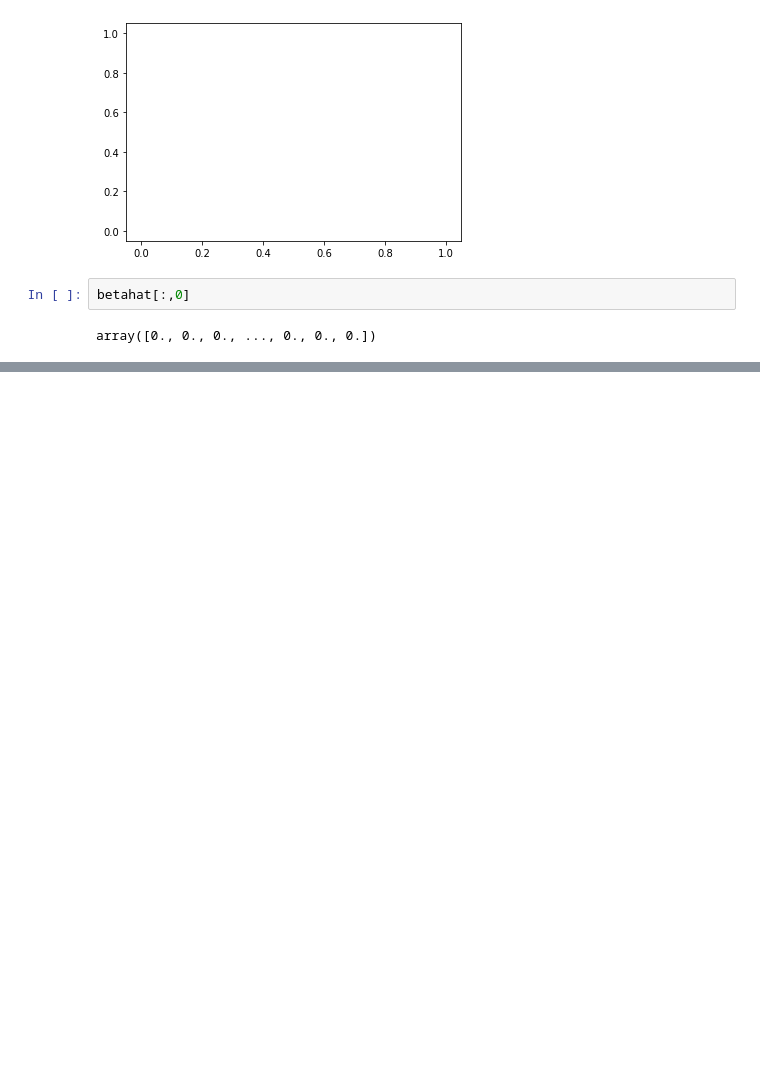
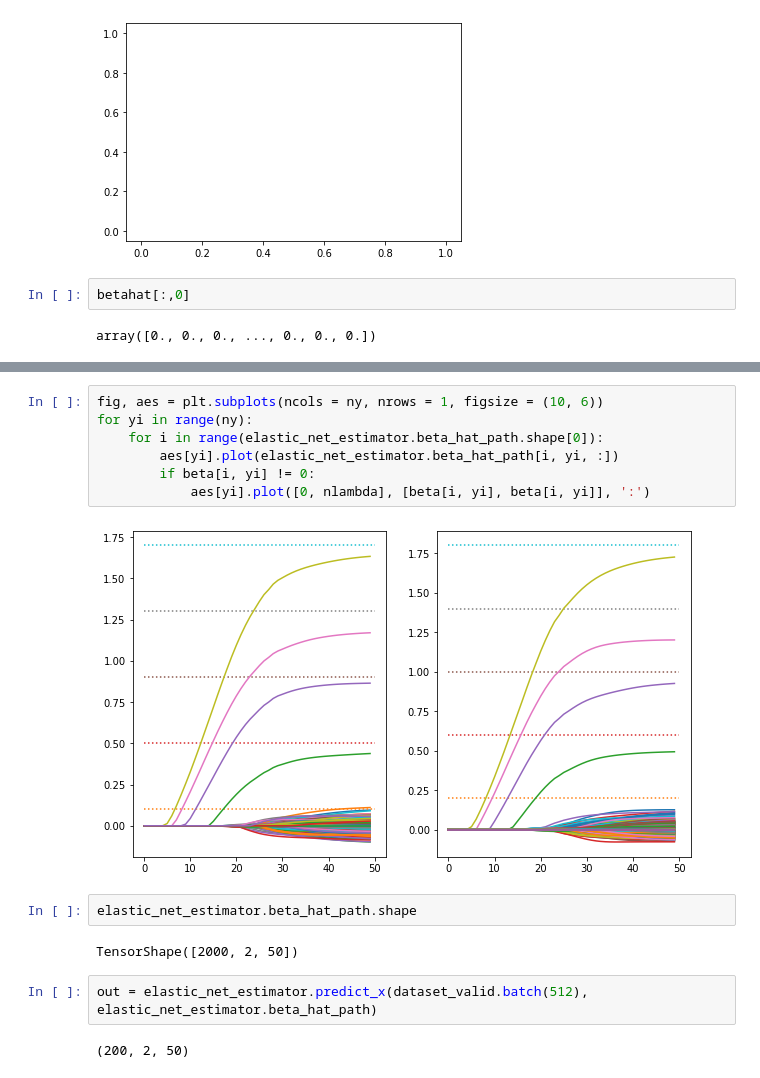
Before and after one commit to liangyy/ptrs-tf, a Jupyter notebook: notebook/debug_elastic_net_solver.ipynb, the cells around one changed output, grey strips where cells are left out. Saved outputs shown, nothing was run; the diff lists cells and outputs as text; blank space fills up the shorter version.

```diff
--- a/notebook/debug_elastic_net_solver.ipynb
+++ b/notebook/debug_elastic_net_solver.ipynb
@@ -281,0 +366,17 @@ path
+# %%
+fig, aes = plt.subplots(ncols = ny, nrows = 1, figsize = (10, 6))
+for yi in range(ny):
+    for i in range(elastic_net_estimator.beta_hat_path.shape[0]):
+        aes[yi].plot(elastic_net_estimator.beta_hat_path[i, yi, :])
+        if beta[i, yi] != 0:
+            aes[yi].plot([0, nlambda], [beta[i, yi], beta[i, yi]], ':')
+# %% [output]
+[figure, added]
+# %%
+elastic_net_estimator.beta_hat_path.shape
+# %% [output]
+TensorShape([2000, 2, 50])
+# %%
+out = elastic_net_estimator.predict_x(dataset_valid.batch(512), elastic_net_estimator.beta_hat_path)
+# %% [output]
+(200, 2, 50)
```
Also changed, not shown: parts of 18 cells of this notebook, 2 other files.
